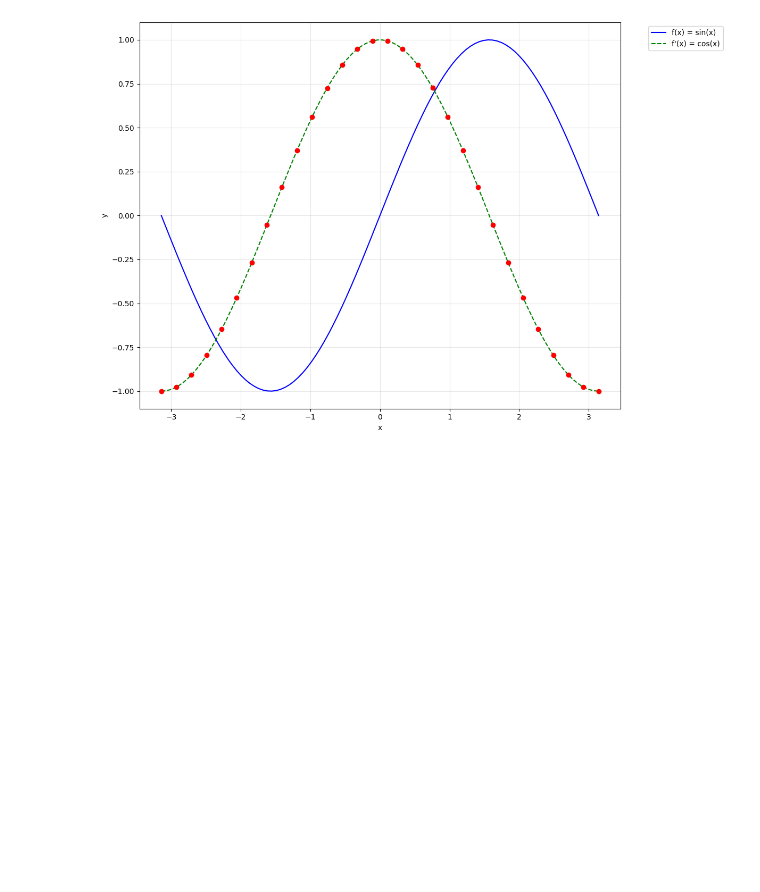
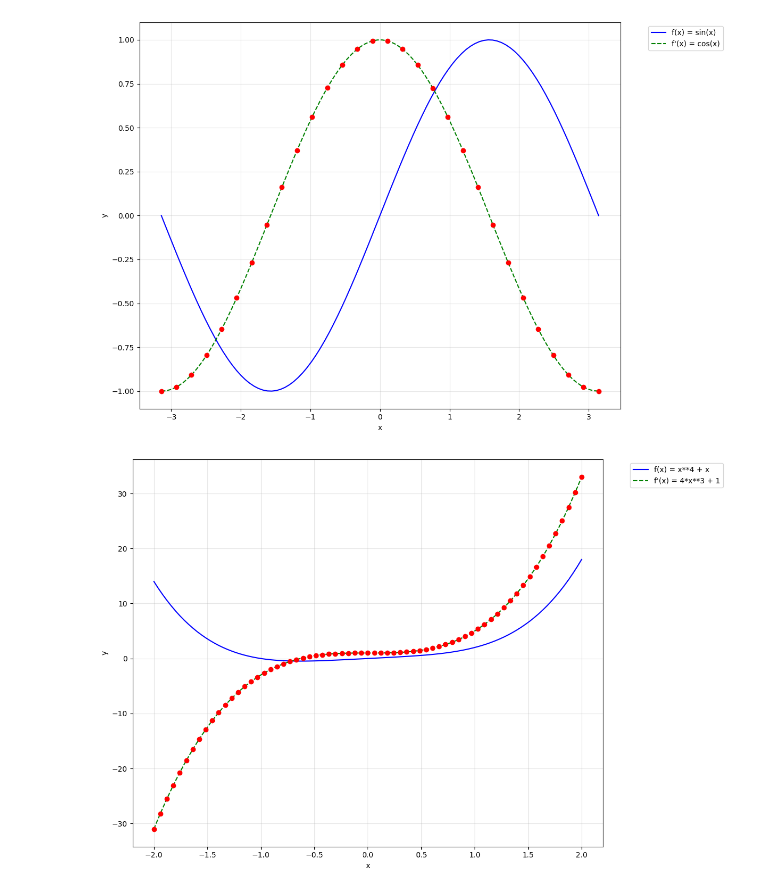
Before and after one commit to Codex643/Examples, a Jupyter notebook: function-derivative.ipynb, the cells around one changed output. Saved outputs shown, nothing was run; the diff lists cells and outputs as text; code cells hidden in the pictures; blank space fills up the shorter version.

```diff
--- a/function-derivative.ipynb
+++ b/function-derivative.ipynb
@@ -23,8 +23,9 @@ import sympy as sp
 
 # Set up symbolic variable
 x = sp.Symbol('x')
-plot_numerical_derivative = False
-h = 0.001
+plot_numerical_derivative = True
+# Define the function and its derivative
+h = 0.0001
 # %%
 def derivative_numerical(f, x_val):
     return (f(x_val + h) - f(x_val)) / h
@@ -96,3 +97,16 @@ n_dots= 30
 plot_f_fprime_dot(f, f_prime, x_start, x_stop, n_dots)
 # %% [output]
 [figure]
+# %%
+# Specify the domain (input) as x_start, x_stop
+x_start = -2
+x_stop = 2
+# Specify the function (f) and its derivative. (f_prime)
+f = x**4+x
+f_prime = 4*x**3+1
+# Specify the number of dots to display
+n_dots= 67
+# Pass this info to the plotting program
+plot_f_fprime_dot(f, f_prime, x_start, x_stop, n_dots)
+# %% [output]
+[figure, added]
```
